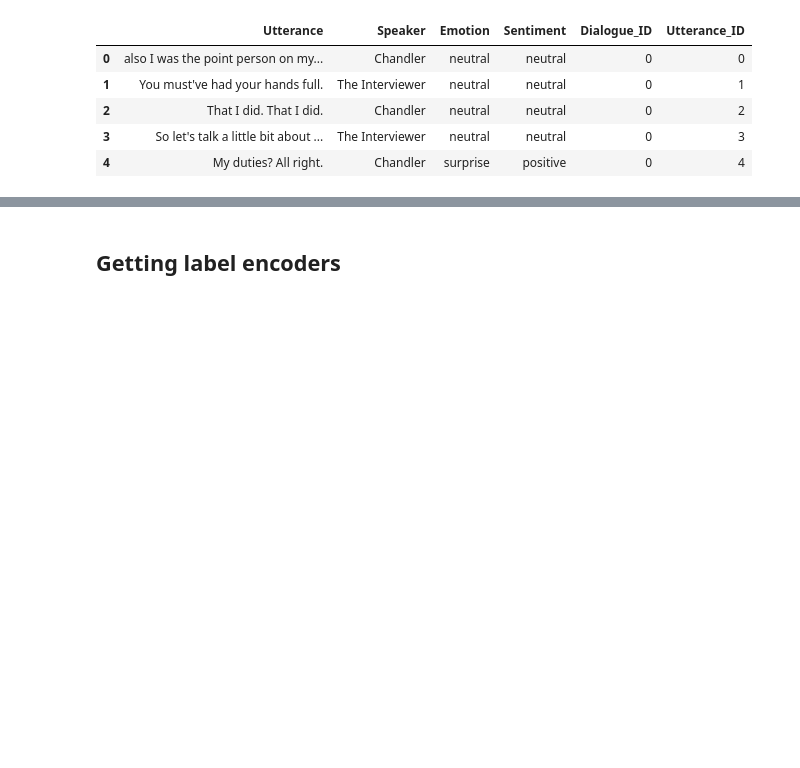
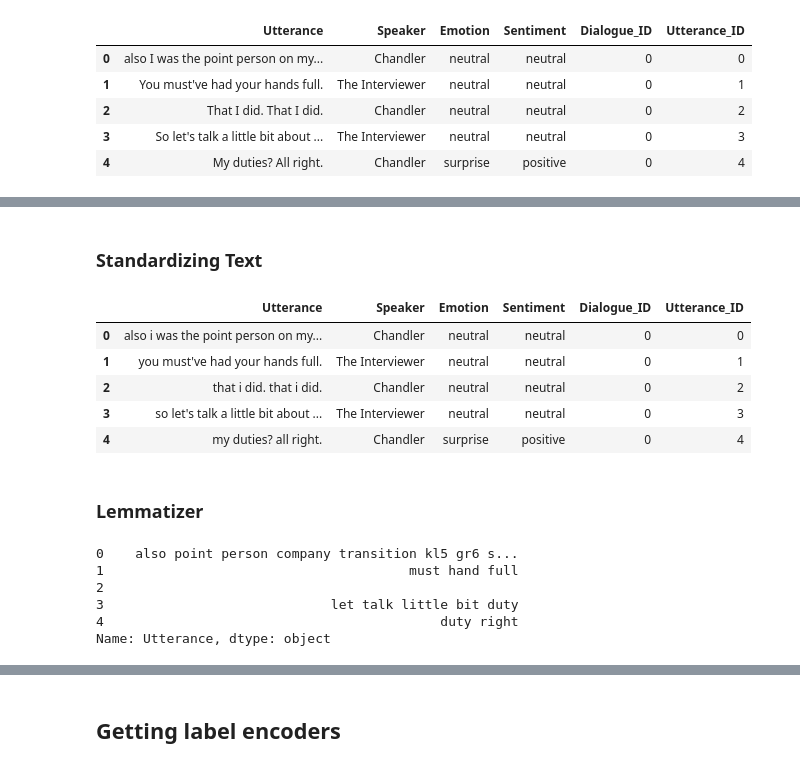
Before and after one commit to jonnneehh/ER_GAT, a Jupyter notebook: context_encoder.ipynb, the cells around one changed output, grey strips where cells are left out. Drawn from its saved outputs; the diff is of its cells as text; code cells hidden in the pictures; blank space fills up the shorter version.

```diff
--- a/context_encoder.ipynb
+++ b/context_encoder.ipynb
@@ -243,0 +277,27 @@ X_train.head()
+# %% [markdown]
+### Standardizing Text
+# %%
+def standardize_text(text):
+    # Convert text to lowercase
+    text = text.lower()
+
+    # Remove leading and trailing spaces
+    text = text.strip()
+
+    # Replace multiple spaces with a single space
+    text = re.sub(r'\s+', ' ', text)
+
+    return text
+
+# Apply the standardize_text function to the 'Utterance' column
+X_train['Utterance'] = X_train['Utterance'].apply(standardize_text)
+X_train.head()
+# %% [output]
+|  | Utterance | Speaker | Emotion | Sentiment | Dialogue_ID | Utterance_ID |
+| 0 | also i was the point person on my... | Chandler | neutral | neutral | 0 | 0 |
+| 1 | you must've had your hands full. | The Interviewer | neutral | neutral | 0 | 1 |
+| 2 | that i did. that i did. | Chandler | neutral | neutral | 0 | 2 |
+| 3 | so let's talk a little bit about ... | The Interviewer | neutral | neutral | 0 | 3 |
+| 4 | my duties? all right. | Chandler | surprise | positive | 0 | 4 |
+# %% [markdown]
+### Lemmatizer
@@ -243,0 +346,9 @@ X_train.head()
+# %%
+New_Utterances.head()
+# %% [output]
+0    also point person company transition kl5 gr6 s...
+1                                       must hand full
+2
+3                             let talk little bit duty
+4                                           duty right
+Name: Utterance, dtype: object
```
Also changed, not shown: parts of 28 cells of this notebook, 3 other files.
